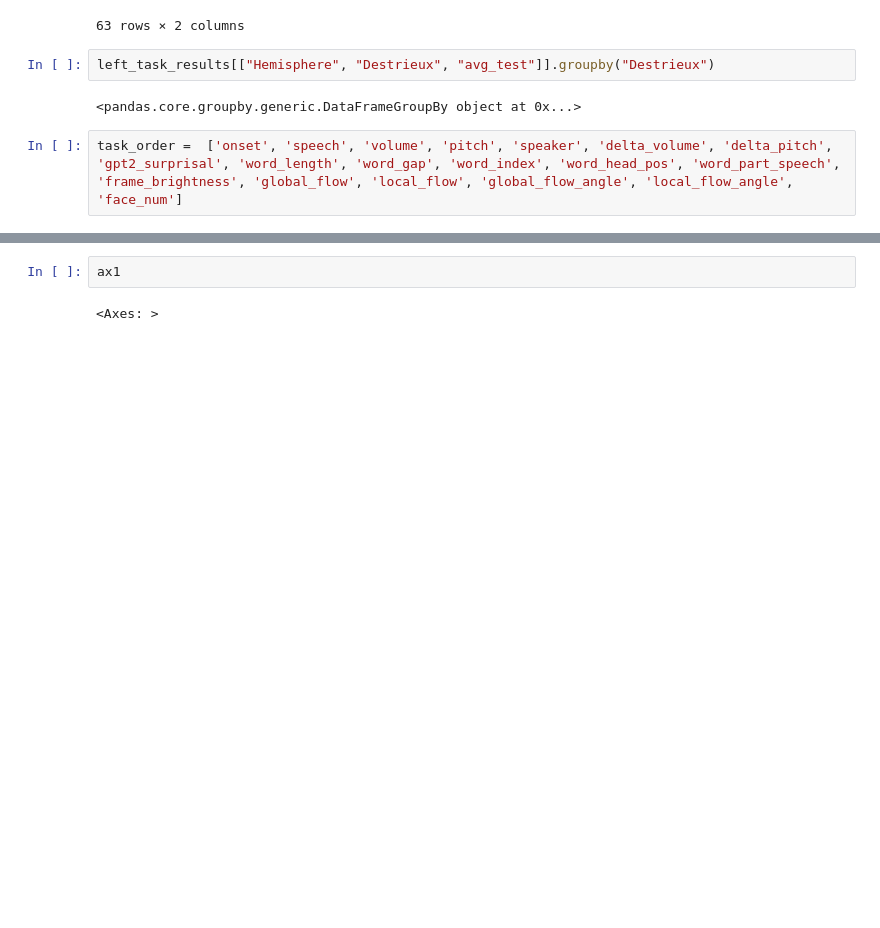
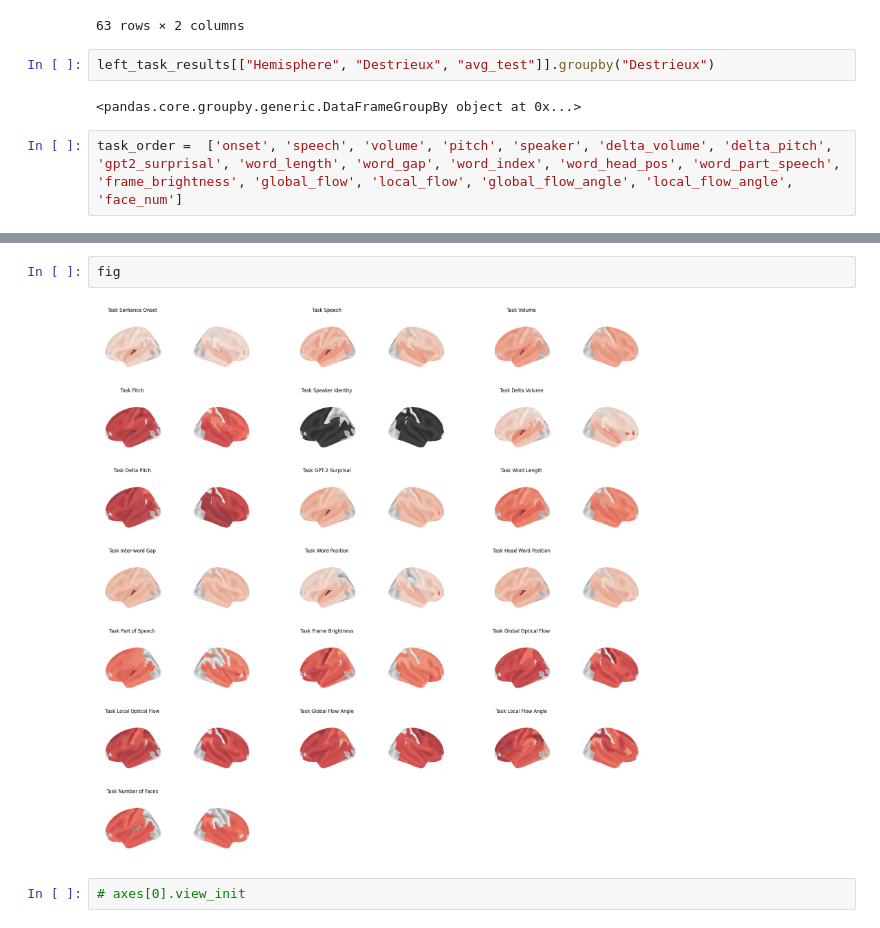
Before and after one commit to azaho/btbench, a Jupyter notebook: notebooks/plot_parcellations.ipynb, the cells around one changed output, grey strips where cells are left out. Cells and saved outputs as stored; diff of their text form; blank space fills up the shorter version.

```diff
--- a/notebooks/plot_parcellations.ipynb
+++ b/notebooks/plot_parcellations.ipynb
@@ -472,4 +499,6 @@ AttributeError: 'Axes' object has no attribute 'view_init'
 # %%
-ax1
+fig
 # %% [output]
-<Axes: >
+[figure, added]
+# %%
+# axes[0].view_init
```
Also changed, not shown: parts of 6 cells of this notebook, 3 other files.
